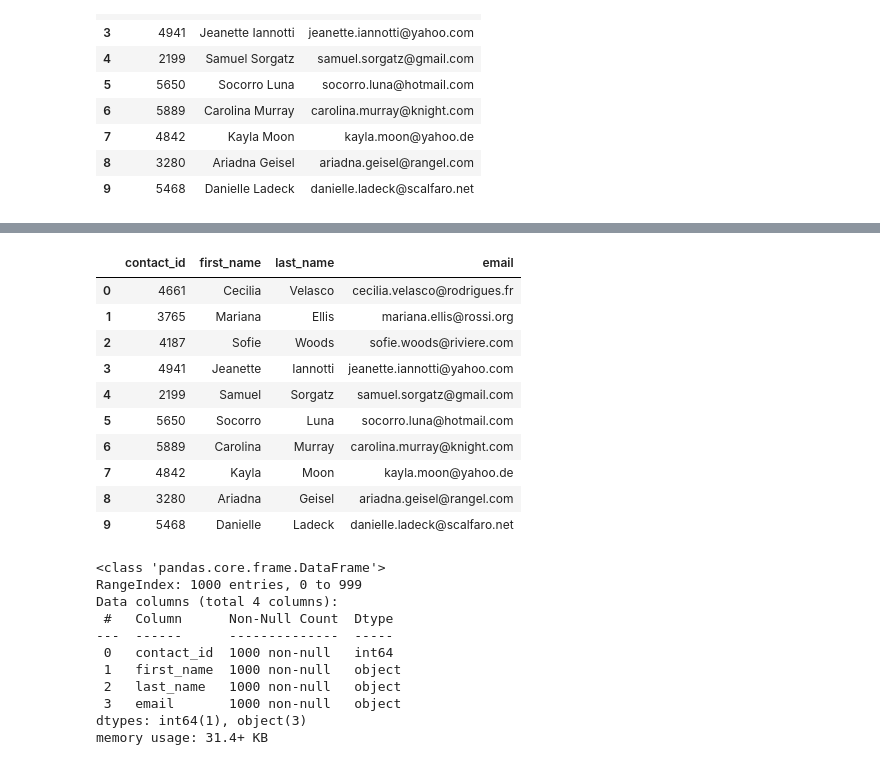
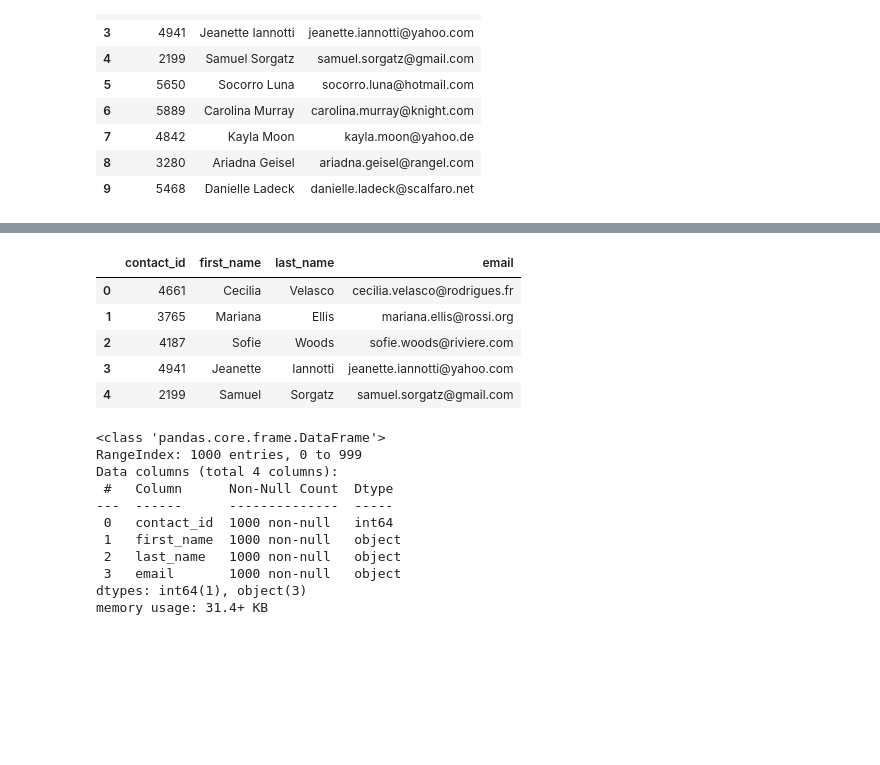
Before and after one commit to Amirgol00/Crowdfunding-ETL, a Jupyter notebook: Amir_Golshan_ETL_Mini_Project_Starter_Code.ipynb, the cells around one changed output, grey strips where cells are left out. Saved outputs shown, nothing was run; the diff lists cells and outputs as text; code cells hidden in the pictures; blank space fills up the shorter version.

```diff
--- a/Amir_Golshan_ETL_Mini_Project_Starter_Code.ipynb
+++ b/Amir_Golshan_ETL_Mini_Project_Starter_Code.ipynb
@@ -441,5 +447,7 @@ memory usage: 15.8+ KB
 # %%
 # Extract the name of the contact and add it to a new column.
+contact_info_df_copy['name'] = contact_info_df_copy['contact_info'].str.extract(r'"name": "([^"]+)"')
+contact_info_df_copy.head()
 # %% [output]
 |  | contact_info | contact_id | name |
 | 0 | {"contact_id": 4661, "name": "Cec... | 4661 | Cecilia Velasco |
@@ -455,5 +458,7 @@ memory usage: 15.8+ KB
 # %%
 # Extract the email from the contacts and add the values to a new column.
+contact_info_df_copy['email'] = contact_info_df_copy['contact_info'].str.extract(r'"email": "([^"]+)"')
+contact_info_df_copy.head(10)
 # %% [output]
 |  | contact_info | contact_id | name | email |
 | 0 | {"contact_id": 4661, "name": "Cec... | 4661 | Cecilia Velasco | cecilia.velasco@rodrigues.fr |
@@ -468,6 +473,8 @@ memory usage: 15.8+ KB
 | 9 | {"contact_id": 5468, "name": "Dan... | 5468 | Danielle Ladeck | danielle.ladeck@scalfaro.net |
 # %%
 # Create a copy of the contact_info_df with the 'contact_id', 'name', 'email' columns.
+contact_info_df_clean = contact_info_df_copy[['contact_id', 'name', 'email']]
+contact_info_df_clean.head(10)
 # %% [output]
 |  | contact_id | name | email |
 | 0 | 4661 | Cecilia Velasco | cecilia.velasco@rodrigues.fr |
@@ -482,9 +489,13 @@ memory usage: 15.8+ KB
 | 9 | 5468 | Danielle Ladeck | danielle.ladeck@scalfaro.net |
 # %%
 # Create a "first"name" and "last_name" column with the first and last names from the "name" column.
-
+#Split the name column into first_name and last_name columns.
+contact_info_df_clean[['first_name', 'last_name']] = contact_info_df_clean['name'].str.split(" ", n=1, expand=True)
 
 # Drop the contact_name column
+
+contact_info_df_clean.drop(columns=['name'], inplace=True)
+contact_info_df_clean.head()
 # %% [output]
 |  | contact_id | email | first_name | last_name |
 | 0 | 4661 | cecilia.velasco@rodrigues.fr | Cecilia | Velasco |
@@ -500,17 +506,14 @@ memory usage: 15.8+ KB
 # %%
 # Reorder the columns
+contact_info_df_clean = contact_info_df_clean[['contact_id', 'first_name', 'last_name', 'email']]
+contact_info_df_clean.head()
 # %% [output]
 |  | contact_id | first_name | last_name | email |
 | 0 | 4661 | Cecilia | Velasco | cecilia.velasco@rodrigues.fr |
 | 1 | 3765 | Mariana | Ellis | mariana.ellis@rossi.org |
 | 2 | 4187 | Sofie | Woods | sofie.woods@riviere.com |
 | 3 | 4941 | Jeanette | Iannotti | jeanette.iannotti@yahoo.com |
 | 4 | 2199 | Samuel | Sorgatz | samuel.sorgatz@gmail.com |
-| 5 | 5650 | Socorro | Luna | socorro.luna@hotmail.com |
-| 6 | 5889 | Carolina | Murray | carolina.murray@knight.com |
-| 7 | 4842 | Kayla | Moon | kayla.moon@yahoo.de |
-| 8 | 3280 | Ariadna | Geisel | ariadna.geisel@rangel.com |
-| 9 | 5468 | Danielle | Ladeck | danielle.ladeck@scalfaro.net |
 # %%
 # Check the datatypes one more time before exporting as CSV file.
 # %% [output]
```
Also changed, not shown: parts of 11 cells of this notebook.
